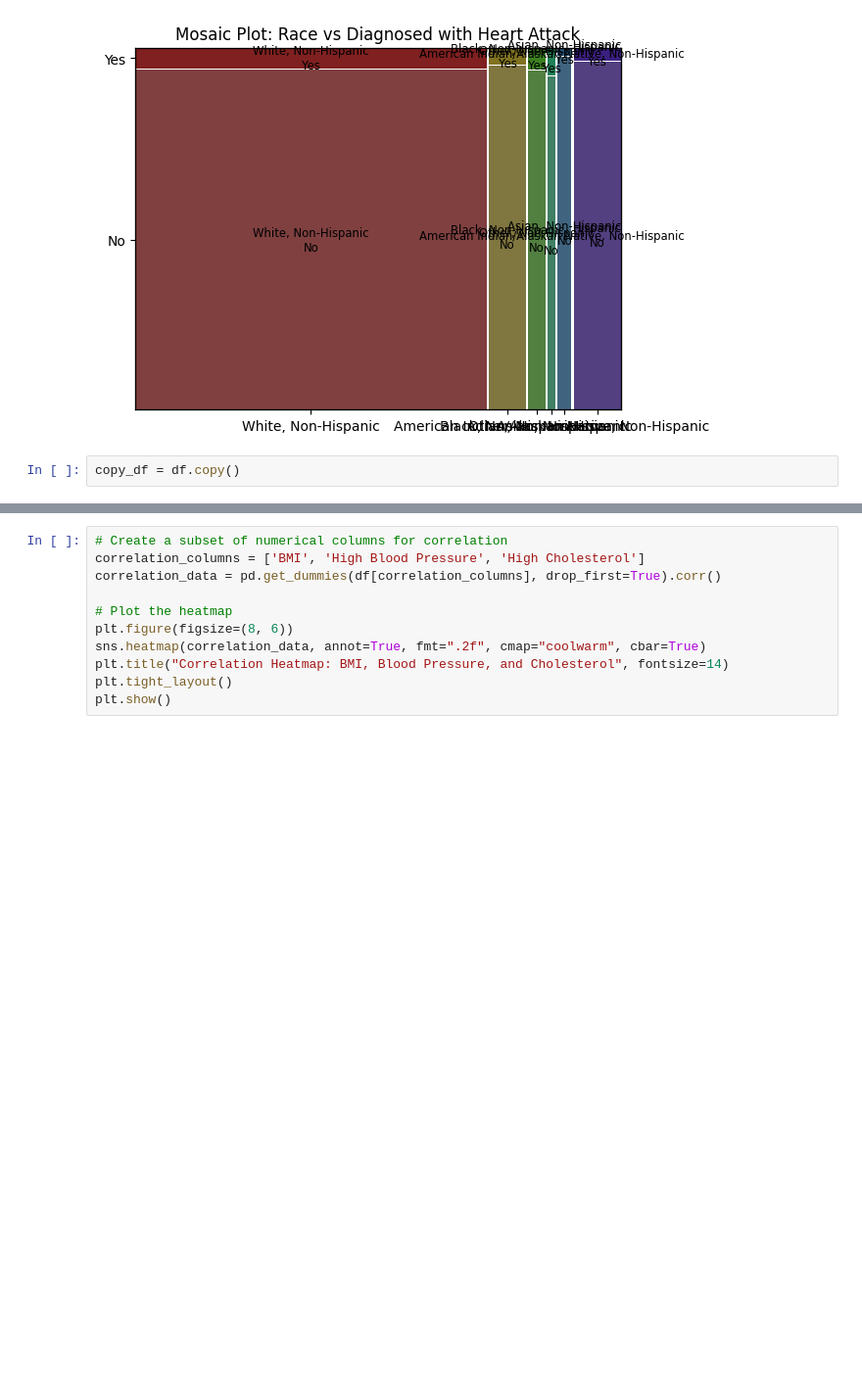
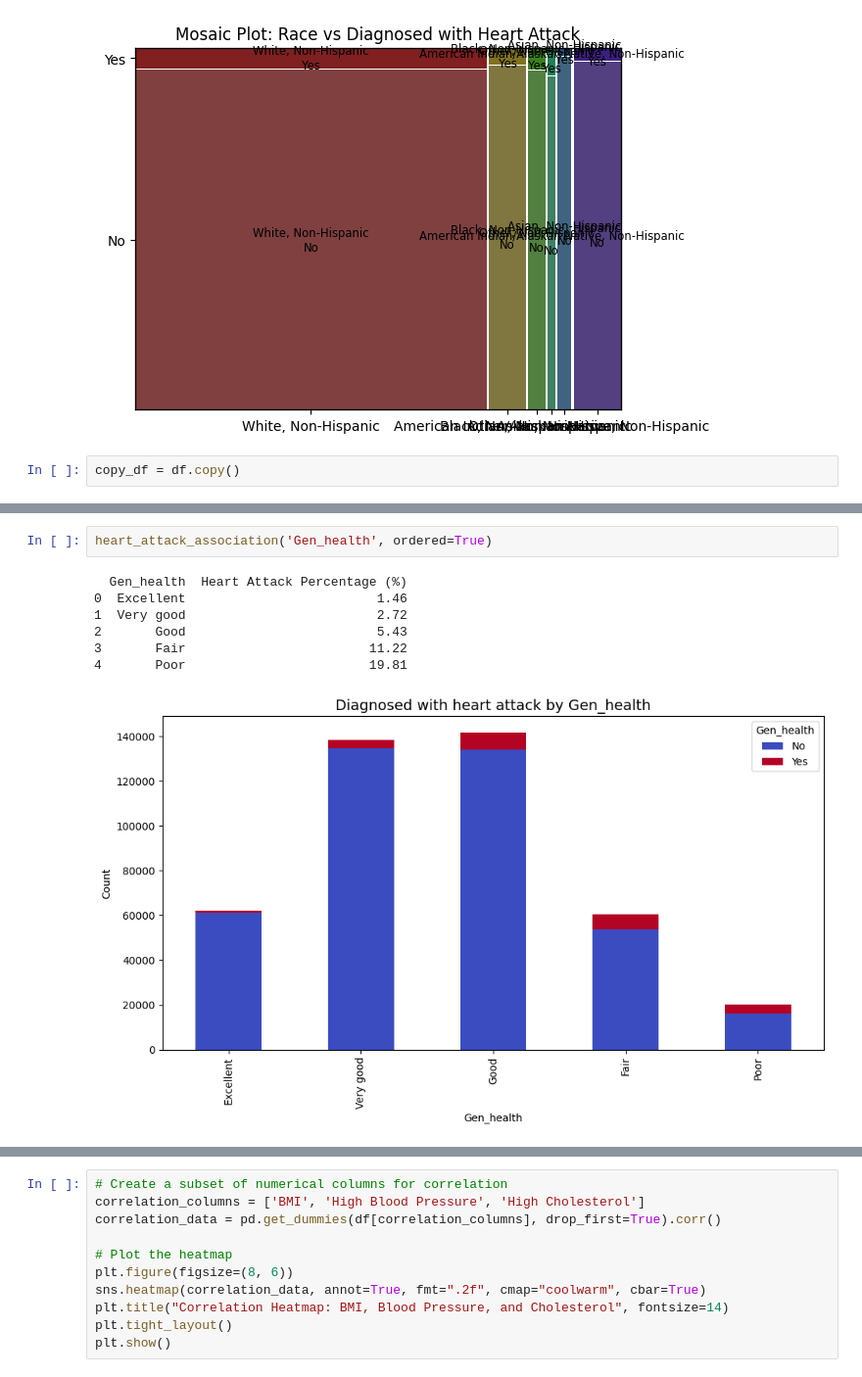
Before and after one commit to Huy1996/heart_attack_data_mining, a Jupyter notebook: new analysis1.ipynb, the cells around one changed output, grey strips where cells are left out. Shown at 98% size. Drawn from its saved outputs; the diff is of its cells as text; blank space fills up the shorter version.

```diff
--- a/new analysis1.ipynb
+++ b/new analysis1.ipynb
@@ -561,0 +551,10 @@ plt.show()
+# %%
+heart_attack_association('Gen_health', ordered=True)
+# %% [output]
+  Gen_health  Heart Attack Percentage (%)
+0  Excellent                         1.46
+1  Very good                         2.72
+2       Good                         5.43
+3       Fair                        11.22
+4       Poor                        19.81
+[figure, added]
```
Also changed, not shown: parts of 8 cells of this notebook.
